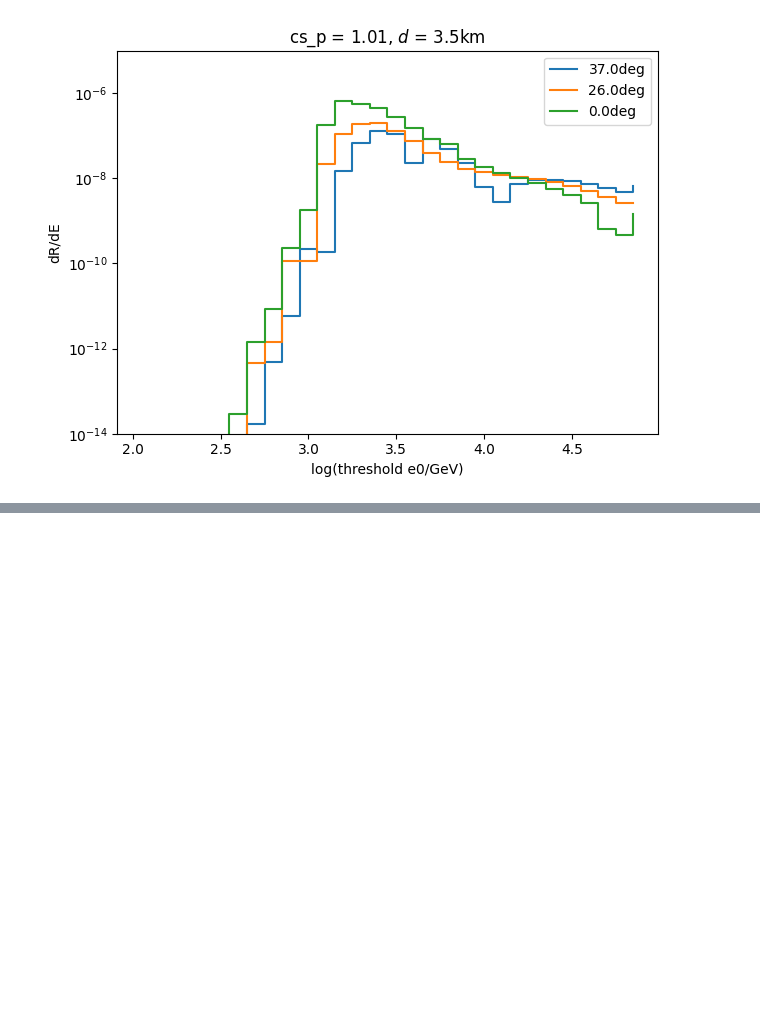
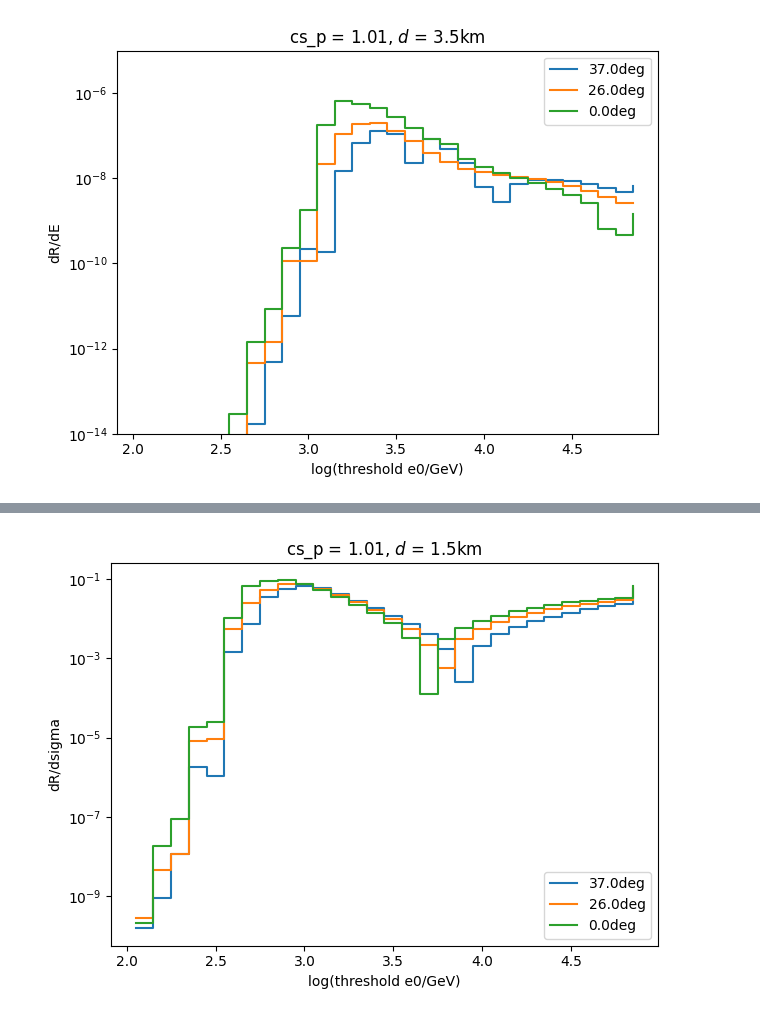
Before and after one commit to karohymon/cs-analysis, a Jupyter notebook: IceCube_diffuse_underground_bundles/oneregion_threshold.ipynb, the cells around one changed output, grey strips where cells are left out. Saved outputs shown, nothing was run; the diff lists cells and outputs as text; code cells hidden in the pictures; blank space fills up the shorter version.

```diff
--- a/IceCube_diffuse_underground_bundles/oneregion_threshold.ipynb
+++ b/IceCube_diffuse_underground_bundles/oneregion_threshold.ipynb
@@ -249,0 +317,15 @@ plt.savefig(plot_dir + 'dEdR_csp1.01_absolute_log_depth3.5.png')
+# %%
+for j in range(len(angles)):
+    plt.plot(e0_values[:-1], np.abs(dRdsig_15_cs101[:,j]), drawstyle='steps-post',label=str(np.round(angles[j],decimals=0)) + 'deg')
+
+# Add labels and title
+plt.xlabel('log(threshold e0/GeV)')
+plt.title('cs_p = 1.01, $d$ = 1.5km')
+plt.ylabel('dR/dsigma')
+plt.yscale('log')
+plt.legend()
+plt.tight_layout()
+#plt.ylim(1e-14,1e-5)
+plt.savefig(plot_dir + 'dEdsgima_csp101_depth1.5.png')
+# %% [output]
+[figure, added]
```
Also changed, not shown: parts of 6 cells of this notebook, 1 other file.
